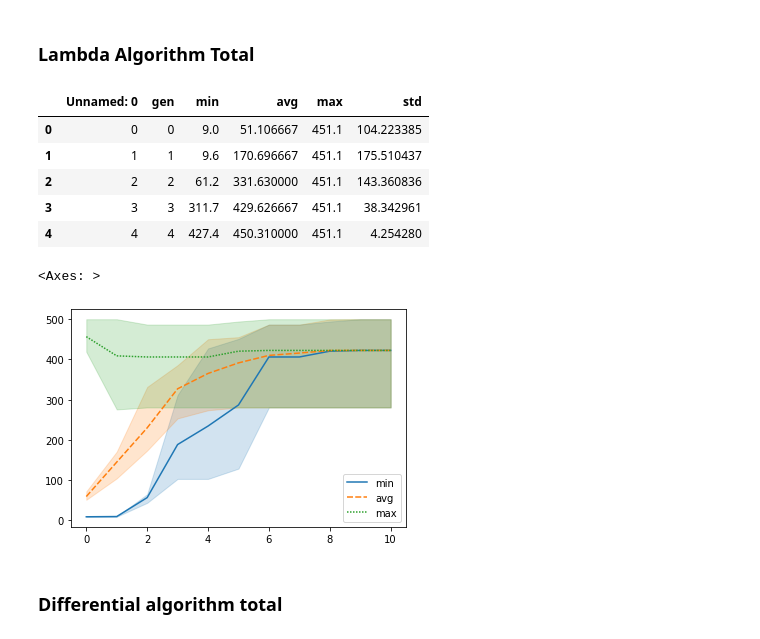
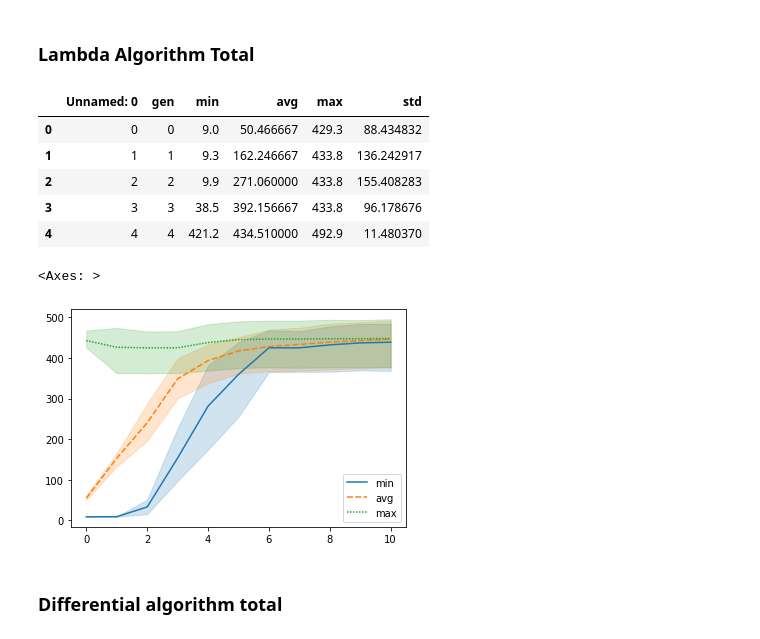
Before and after one commit to Schkliba/MastersThesis, a Jupyter notebook: data_browsing.ipynb, the cells around one changed output. Cells and saved outputs as stored; diff of their text form; code cells hidden in the pictures.

```diff
--- a/data_browsing.ipynb
+++ b/data_browsing.ipynb
@@ -8,25 +8,25 @@ import matplotlib as plt
 # %% [markdown]
 ### Lambda Algorithm Total
 # %%
-files_lambda = [f for f in glob.glob('./Data/lambda*.out') if os.path.isfile(f)]
+files_lambda = [f for f in glob.glob('./Data/lambda_fit*.out') if os.path.isfile(f)]
 dfs = []
 for path in files_lambda:
     df = pd.read_csv(path)
     dfs.append(df)
 df = pd.concat(dfs, ignore_index=False)
 df.head()
 # %% [output]
 |  | Unnamed: 0 | gen | min | avg | max | std |
-| 0 | 0 | 0 | 9.0 | 51.106667 | 451.1 | 104.223385 |
-| 1 | 1 | 1 | 9.6 | 170.696667 | 451.1 | 175.510437 |
-| 2 | 2 | 2 | 61.2 | 331.630000 | 451.1 | 143.360836 |
-| 3 | 3 | 3 | 311.7 | 429.626667 | 451.1 | 38.342961 |
-| 4 | 4 | 4 | 427.4 | 450.310000 | 451.1 | 4.254280 |
+| 0 | 0 | 0 | 9.0 | 50.466667 | 429.3 | 88.434832 |
+| 1 | 1 | 1 | 9.3 | 162.246667 | 433.8 | 136.242917 |
+| 2 | 2 | 2 | 9.9 | 271.060000 | 433.8 | 155.408283 |
+| 3 | 3 | 3 | 38.5 | 392.156667 | 433.8 | 96.178676 |
+| 4 | 4 | 4 | 421.2 | 434.510000 | 492.9 | 11.480370 |
 # %%
 sns.lineplot(df[["min","avg","max"]])
 # %% [output]
 <Axes: >
-[figure, old version]
+[figure, new version]
 # %% [markdown]
 ### Differential algorithm total
 # %%
```
Also changed, not shown: parts of 2 cells of this notebook, 9 other files.
